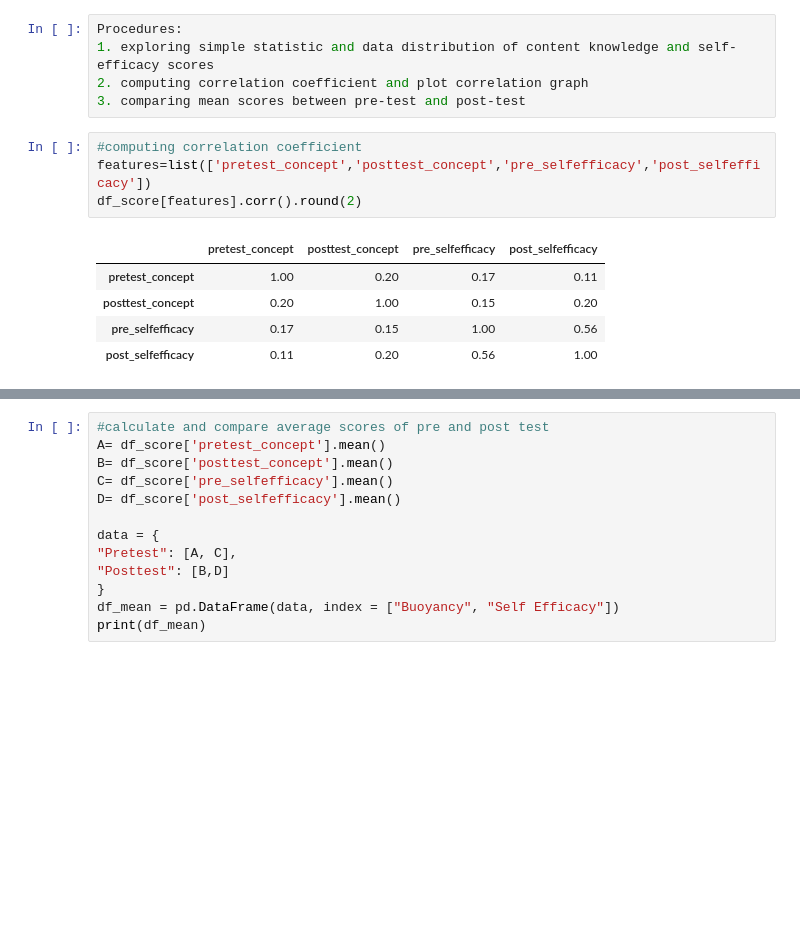
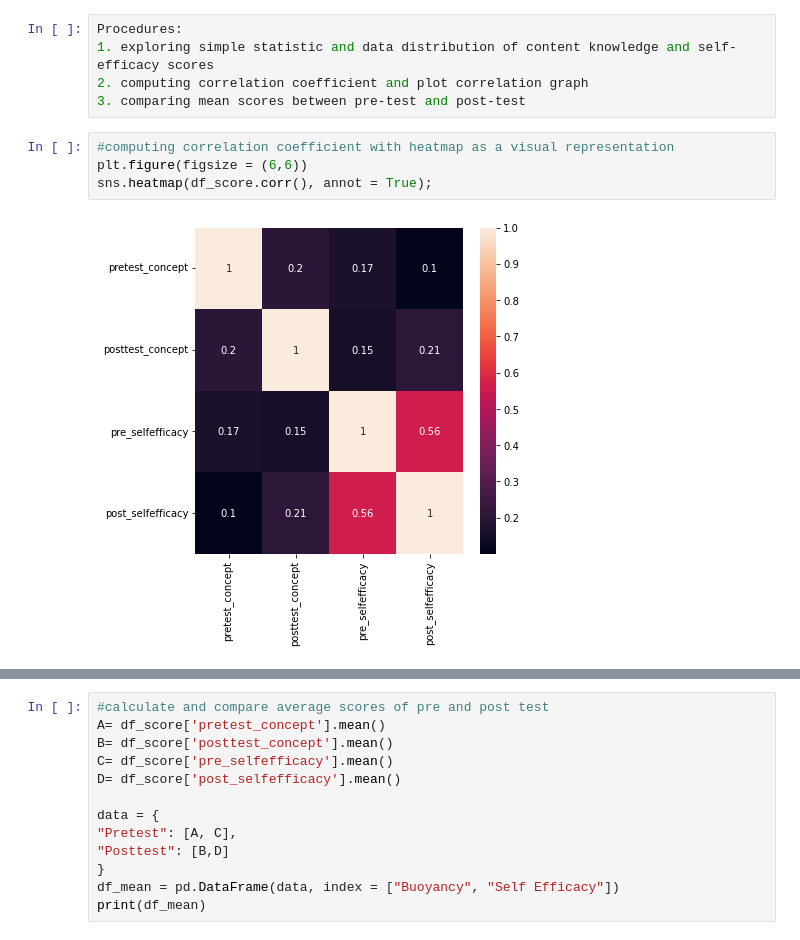
Before and after one commit to niphonch/project1, a Jupyter notebook: IPST_teacherPD_buoyancy.ipynb, the cells around one changed output, grey strips where cells are left out. Drawn from its saved outputs; the diff is of its cells as text; blank space fills up the shorter version.

```diff
--- a/IPST_teacherPD_buoyancy.ipynb
+++ b/IPST_teacherPD_buoyancy.ipynb
@@ -99,15 +98,11 @@ Procedures:
 2. computing correlation coefficient and plot correlation graph
 3. comparing mean scores between pre-test and post-test
 # %%
-#computing correlation coefficient
-features=list(['pretest_concept','posttest_concept','pre_selfefficacy','post_selfefficacy'])
-df_score[features].corr().round(2)
+#computing correlation coefficient with heatmap as a visual representation
+plt.figure(figsize = (6,6))
+sns.heatmap(df_score.corr(), annot = True);
 # %% [output]
-|  | pretest_concept | posttest_concept | pre_selfefficacy | post_selfefficacy |
-| pretest_concept | 1.00 | 0.20 | 0.17 | 0.11 |
-| posttest_concept | 0.20 | 1.00 | 0.15 | 0.20 |
-| pre_selfefficacy | 0.17 | 0.15 | 1.00 | 0.56 |
-| post_selfefficacy | 0.11 | 0.20 | 0.56 | 1.00 |
+[figure, added]
 # %%
 #scatter plot showing medium correlation (r=0.56) between pre and post self efficacy scores
 df_score.plot(kind = 'scatter',figsize=(8,8), x = 'pre_selfefficacy', y = 'post_selfefficacy')
```
Also changed, not shown: parts of 9 cells of this notebook.
